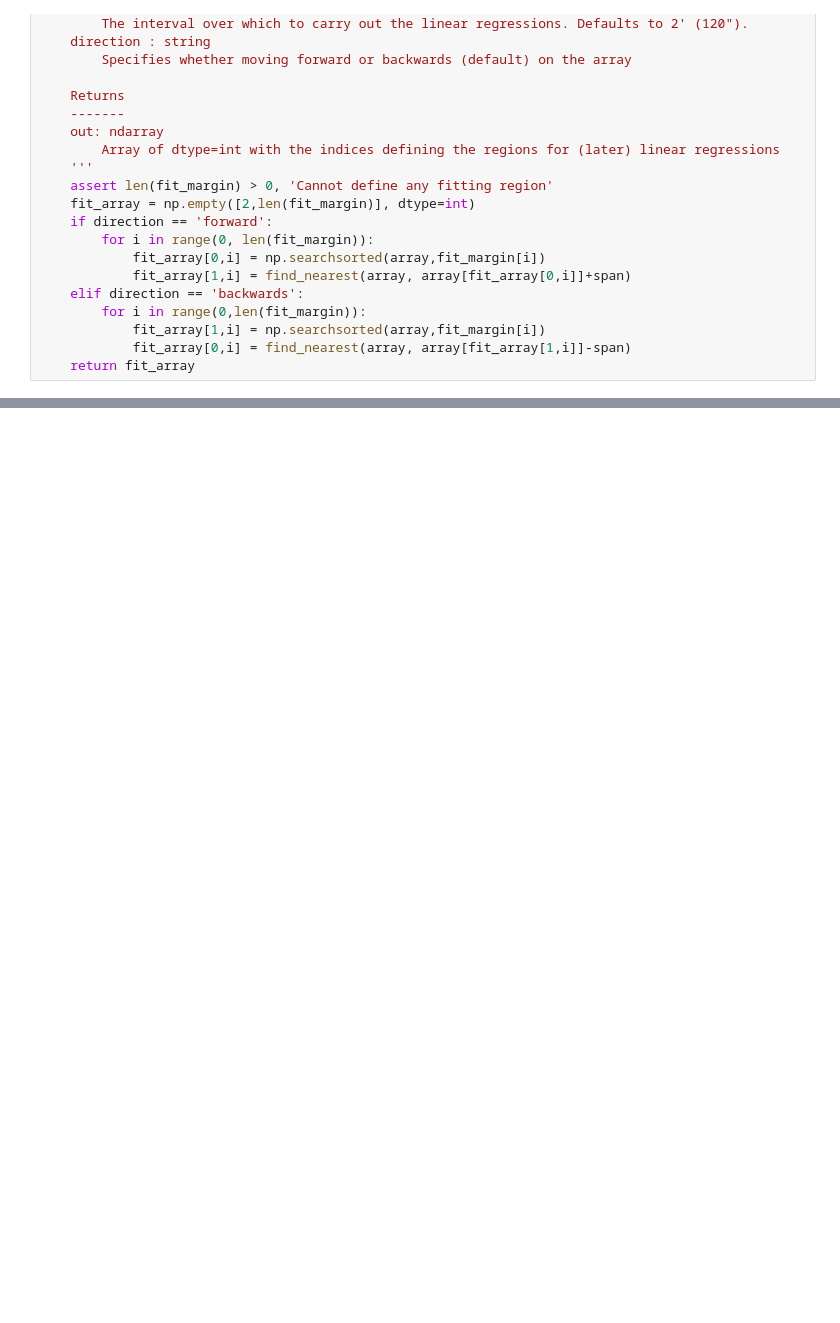
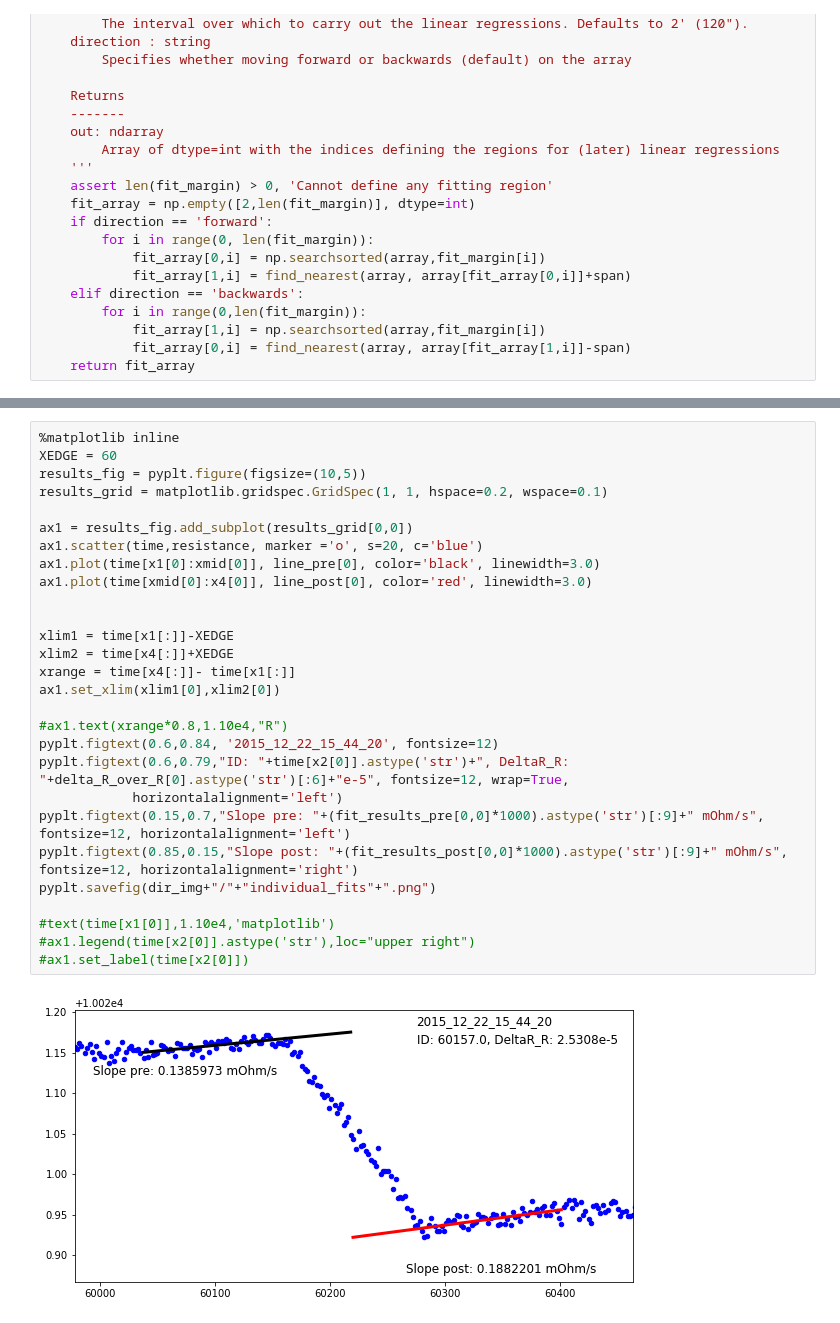
Before and after one commit to massimopinto/CalRadDosimetry, a Jupyter notebook: Core_resistance_analysis.ipynb, the cells around one changed output, grey strips where cells are left out. Saved outputs shown, nothing was run; the diff lists cells and outputs as text; blank space fills up the shorter version.

```diff
--- a/Core_resistance_analysis.ipynb
+++ b/Core_resistance_analysis.ipynb
@@ -385,0 +341,30 @@ pyplt.show()
+# %%
+%matplotlib inline
+XEDGE = 60
+results_fig = pyplt.figure(figsize=(10,5))
+results_grid = matplotlib.gridspec.GridSpec(1, 1, hspace=0.2, wspace=0.1)
+
+ax1 = results_fig.add_subplot(results_grid[0,0])
+ax1.scatter(time,resistance, marker ='o', s=20, c='blue')
+ax1.plot(time[x1[0]:xmid[0]], line_pre[0], color='black', linewidth=3.0)
+ax1.plot(time[xmid[0]:x4[0]], line_post[0], color='red', linewidth=3.0)
+
+
+xlim1 = time[x1[:]]-XEDGE
+xlim2 = time[x4[:]]+XEDGE
+xrange = time[x4[:]]- time[x1[:]]
+ax1.set_xlim(xlim1[0],xlim2[0])
+
+#ax1.text(xrange*0.8,1.10e4,"R")
+pyplt.figtext(0.6,0.84, '2015_12_22_15_44_20', fontsize=12)
+pyplt.figtext(0.6,0.79,"ID: "+time[x2[0]].astype('str')+", DeltaR_R: "+delta_R_over_R[0].astype('str')[:6]+"e-5", fontsize=12, wrap=True,
+            horizontalalignment='left')
+pyplt.figtext(0.15,0.7,"Slope pre: "+(fit_results_pre[0,0]*1000).astype('str')[:9]+" mOhm/s", fontsize=12, horizontalalignment='left')
+pyplt.figtext(0.85,0.15,"Slope post: "+(fit_results_post[0,0]*1000).astype('str')[:9]+" mOhm/s", fontsize=12, horizontalalignment='right')
+pyplt.savefig(dir_img+"/"+"individual_fits"+".png")
+
+#text(time[x1[0]],1.10e4,'matplotlib')
+#ax1.legend(time[x2[0]].astype('str'),loc="upper right")
+#ax1.set_label(time[x2[0]])
+# %% [output]
+[figure, added]
```
Also changed, not shown: parts of 7 cells of this notebook, 5 other files.
